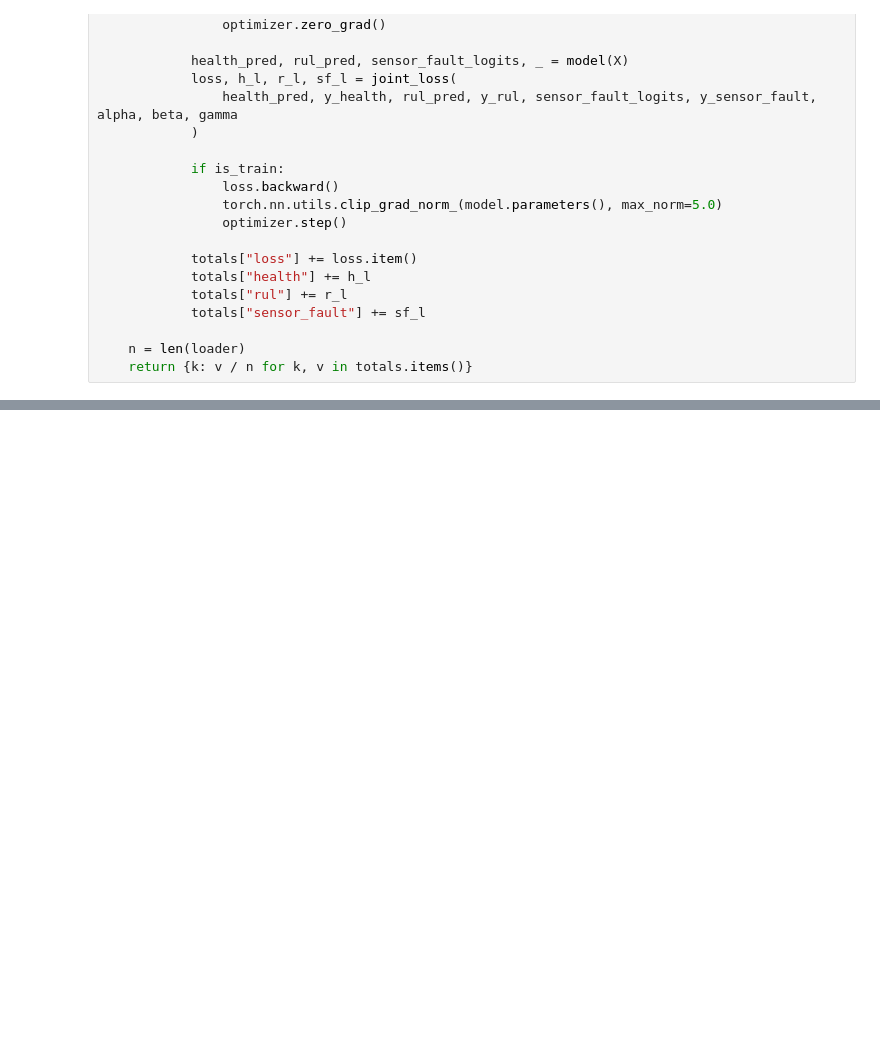
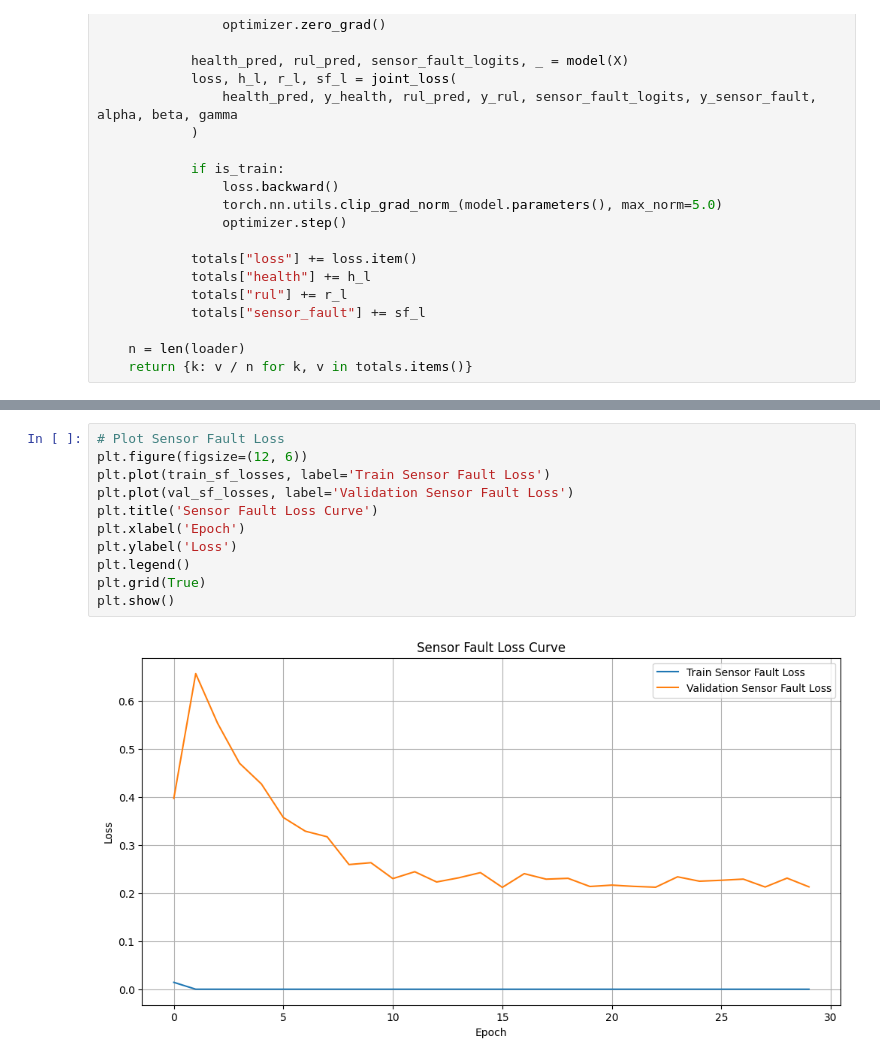
Before and after one commit to parinaB/DroneAcharaya, a Jupyter notebook: ml/training/lstm_rul/lstm_training.ipynb, the cells around one changed output, grey strips where cells are left out. Drawn from its saved outputs; the diff is of its cells as text; blank space fills up the shorter version.

```diff
--- a/ml/training/lstm_rul/lstm_training.ipynb
+++ b/ml/training/lstm_rul/lstm_training.ipynb
@@ -574,3 +805,16 @@ print(f"\nBest val loss: {best_val_loss:.4f} (checkpoint saved to {LSTM_CHECKPOI
+# %%
+# Plot Sensor Fault Loss
+plt.figure(figsize=(12, 6))
+plt.plot(train_sf_losses, label='Train Sensor Fault Loss')
+plt.plot(val_sf_losses, label='Validation Sensor Fault Loss')
+plt.title('Sensor Fault Loss Curve')
+plt.xlabel('Epoch')
+plt.ylabel('Loss')
+plt.legend()
+plt.grid(True)
+plt.show()
+# %% [output]
+[figure, added]
 # %%
 model.load_state_dict(torch.load(LSTM_CHECKPOINT_PATH))
 model.eval()
```
Also changed, not shown: parts of 24 cells of this notebook.
